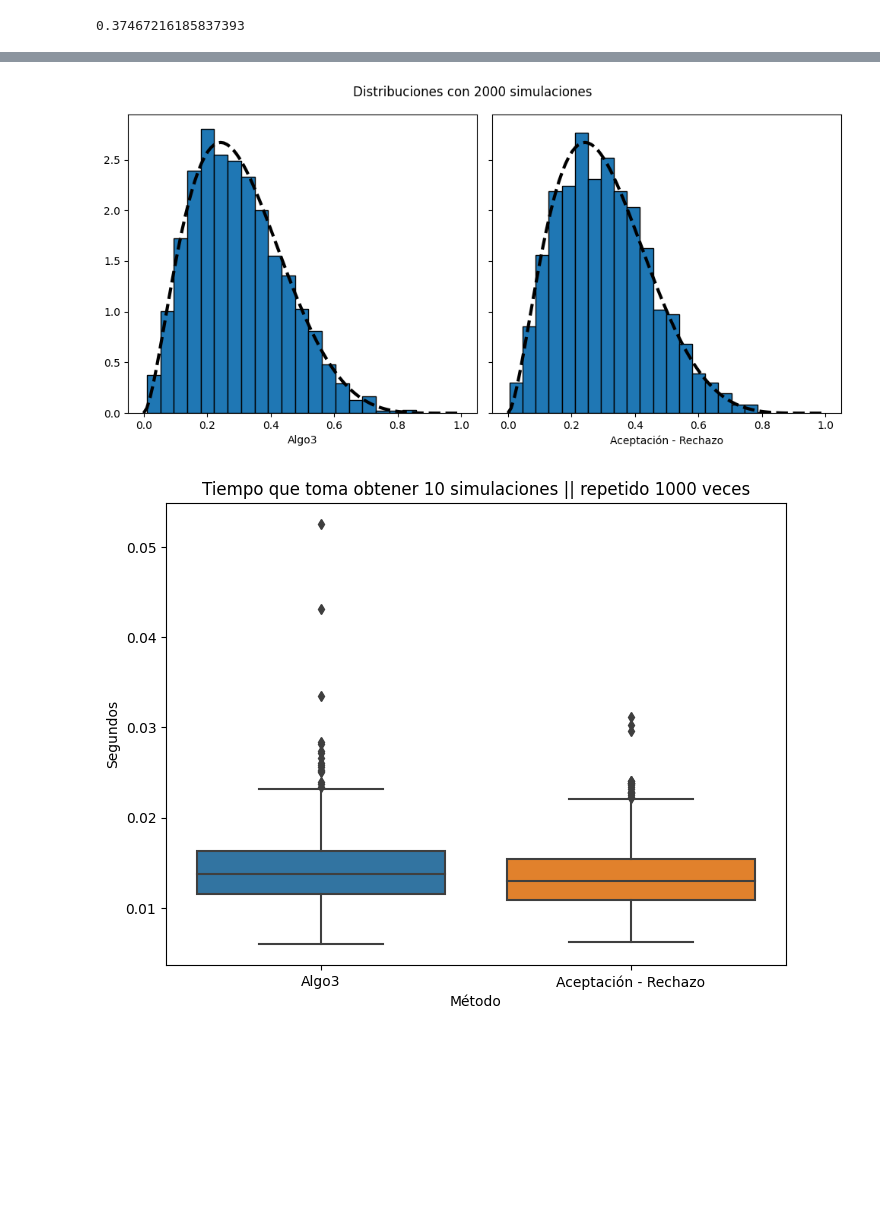
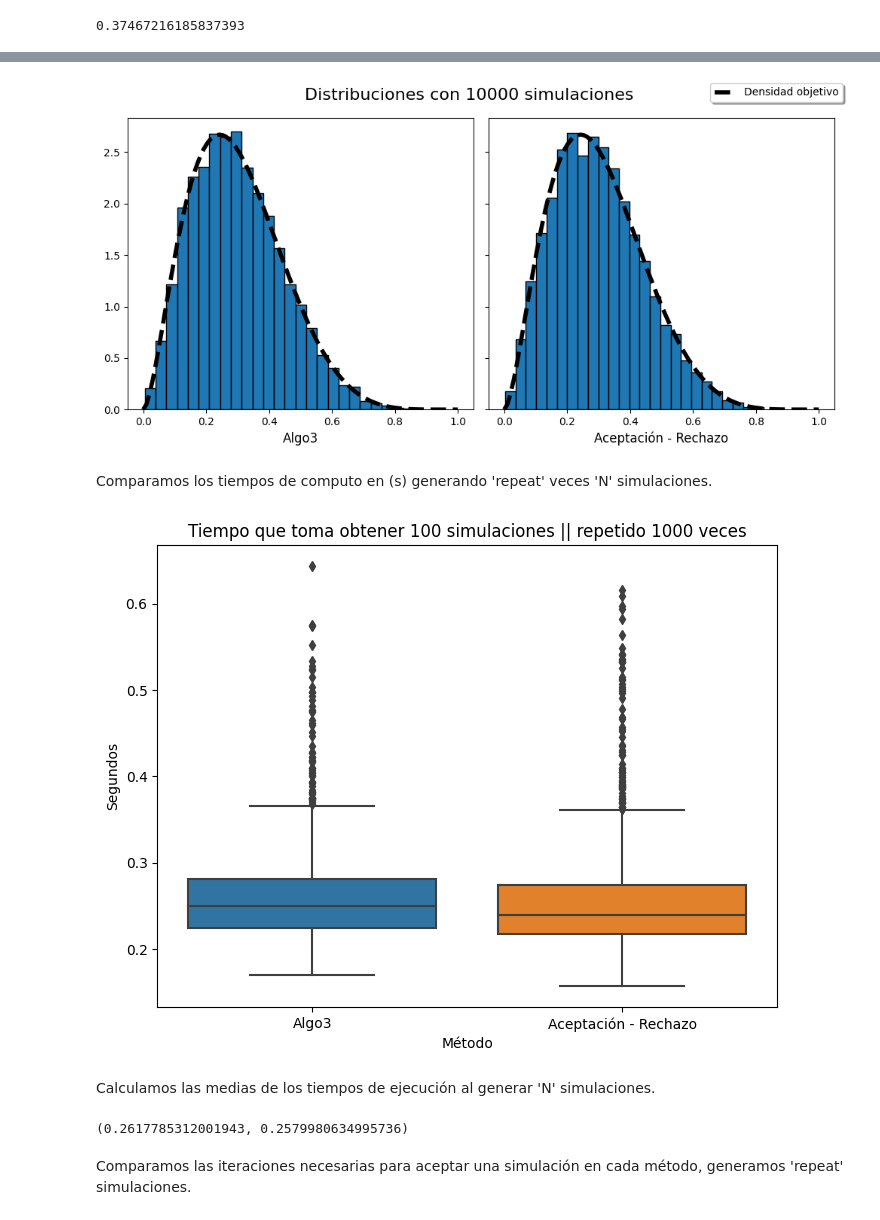
Before and after one commit to AlejandroVillazonG/MAT468, a Jupyter notebook: certamen/P2/P2_c.ipynb, the cells around one changed output, grey strips where cells are left out. Drawn from its saved outputs; the diff is of its cells as text; code cells hidden in the pictures; blank space fills up the shorter version.

Commit message:
P2_c comparación métodos, densidad instrumental uniforme
Signed-off-by: AlejandroVillazonG <alejandro.villazon@usm.cl>

```diff
--- a/certamen/P2/P2_c.ipynb
+++ b/certamen/P2/P2_c.ipynb
@@ -28,7 +28,7 @@ def aceptacion_rechazo(N, M, f, g, r = False):
             rechazados.append([y, u*M*g(y)])
     return (np.array(aceptados), np.array(rechazados)) if r == True else np.array(aceptados)[:,0]
 
-def Algo3(h,g,M,recursiones=0):
+def Algo3(h,g,M,recursiones=1):
     x = g(sim=True)
     u = np.random.uniform(0,1)
     if u < h(x)/(M*g(x)):
@@ -53,6 +53,6 @@ def graficar_resultados_accept_reject(aceptados, rechazados, f, g, M, puntos):
              label = 'Densidad objetivo')
     plt.plot(puntos, M * g(puntos),
              c='black', lw=3,
-             label = f'{M=} * Densidad instrumental')
-    plt.title(f'Puntos generados por el método')
+             label = f'({M=}) * Densidad instrumental')
+    plt.title(f'Puntos generados por Aceptación - Rechazo')
     plt.legend();
@@ -81,7 +91,0 @@ graficar_resultados_accept_reject(aceptados, rechazados, f, g_1, M_1, puntos)
-# %%
-f = lambda x:  beta(2.7, 6.3).pdf(x)
-g_2 = np.vectorize(lambda x = 0, sim = False: beta(2,6).rvs() if sim == True else beta(2,6).pdf(x))
-
-N = 10_000
-M_2 = 1.67
-aceptados, rechazados = aceptacion_rechazo(N, M_2, f, g_2, r = True)
@@ -114,34 +126,44 @@ Wall time: 2.82 s
 # %%
 fig, axs = plt.subplots(1,2,sharex=True, sharey=True, figsize=(10,5))
 
-axs[0].hist(algoritmo[:,0], bins=20, density=True, edgecolor='k')
-axs[0].plot(puntos,f(puntos), lw=3, ls='--', c='k')
-axs[0]
-axs[0].set_xlabel('Algo3')
+axs[0].hist(algoritmo[:,0], bins=25, density=True, edgecolor='k')
+axs[0].plot(puntos,f(puntos), lw=4, ls='--', c='k', label='Densidad objetivo')
+axs[0].set_xlabel('Algo3', size=12)
 
-axs[1].hist(aceptados[:,0], bins=20, density=True, edgecolor='k')
-axs[1].plot(puntos,f(puntos), lw=3, ls='--', c='k')
-axs[1].set_xlabel('Aceptación - Rechazo')
+axs[1].hist(aceptados[:,0], bins=25, density=True, edgecolor='k')
+axs[1].plot(puntos,f(puntos), lw=4, ls='--', c='k')
+axs[1].set_xlabel('Aceptación - Rechazo', size=12)
 
-fig.suptitle(f'Distribuciones con {N} simulaciones')
+fig.suptitle(f'Distribuciones con {N} simulaciones', size=16)
+fig.legend(shadow=True, fontsize=10)
 fig.tight_layout()
 # %% [output]
-[figure, old version]
+[figure, new version]
+# %% [markdown]
+Comparamos los tiempos de computo en (s) generando 'repeat' veces 'N' simulaciones.
 # %%
-N = 10
+N = 100
 repeat = 1000
 
-algo3 = timeit.repeat(lambda : [Algo3(f,g_1,M_1) for _ in range(N)], repeat = repeat, number = 1)
-ac_re = timeit.repeat(lambda : aceptacion_rechazo(N, M_1, f, g_1, r = True), repeat = repeat, number = 1)
+algo3_time = timeit.repeat(lambda : [Algo3(f,g_1,M_1) for _ in range(N)], repeat = repeat, number = 1)
+ac_re_time = timeit.repeat(lambda : aceptacion_rechazo(N, M_1, f, g_1, r = True), repeat = repeat, number = 1)
 
 df_plot = pd.concat((
-    pd.DataFrame({"Segundos":algo3,"Método":"Algo3"}),
-    pd.DataFrame({"Segundos":ac_re,"Método":"Aceptación - Rechazo"})
+    pd.DataFrame({"Segundos":algo3_time,"Método":"Algo3"}),
+    pd.DataFrame({"Segundos":ac_re_time,"Método":"Aceptación - Rechazo"})
 ))
 plt.figure(figsize=(8,6))
 sns.boxplot(x = "Método", y = "Segundos", data = df_plot)
 plt.title(f"Tiempo que toma obtener {N} simulaciones || repetido {repeat} veces")
 plt.show()
 # %% [output]
-[figure, old version]
+[figure, new version]
+# %% [markdown]
+Calculamos las medias de los tiempos de ejecución al generar 'N' simulaciones.
+# %%
+np.mean(algo3_time), np.mean(ac_re_time)
+# %% [output]
+(0.2617785312001943, 0.2579980634995736)
+# %% [markdown]
+Comparamos las iteraciones necesarias para aceptar una simulación en cada método, generamos 'repeat' simulaciones.
 # %%
```
Also changed, not shown: parts of 23 cells of this notebook.
